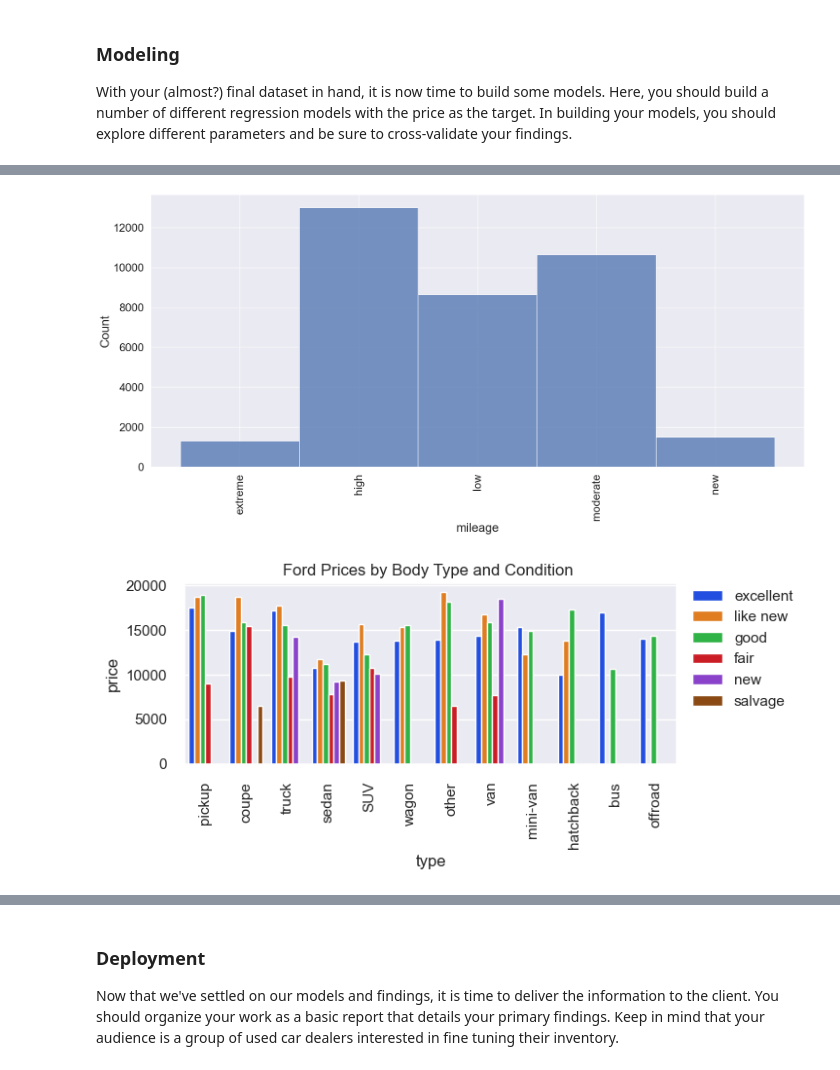
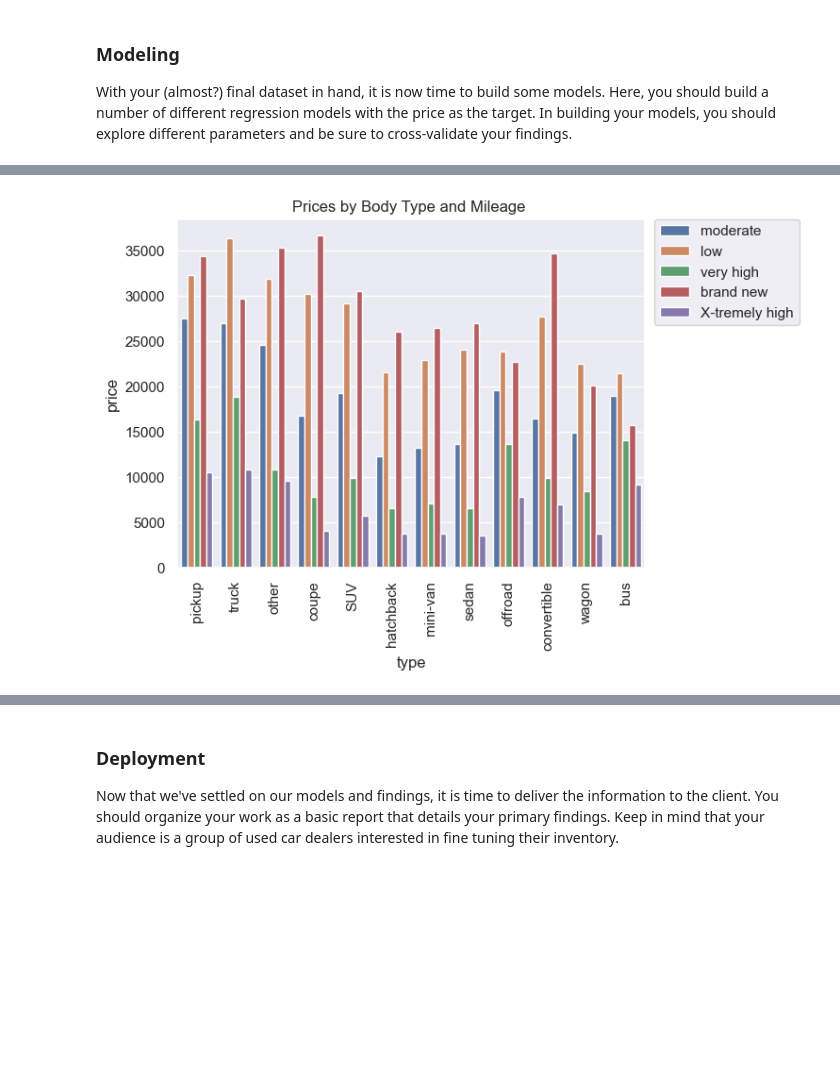
Before and after one commit to JOSHUAGITBERG/auto_price_predictor, a Jupyter notebook: auto_price_predictor.ipynb, the cells around one changed output, grey strips where cells are left out. Saved outputs shown, nothing was run; the diff lists cells and outputs as text; code cells hidden in the pictures; blank space fills up the shorter version.

```diff
--- a/auto_price_predictor.ipynb
+++ b/auto_price_predictor.ipynb
@@ -740,10 +780,10 @@ df_final['mileage']=df_final.apply(lambda x: getmilage(x['odometer']),axis=1)
 # %%
 #Convert Year into categorical vintage column for presentation and analysis
 def getdecade(x):
-    if x >= 1920 and x <= 1959:
+    if x >= 1900 and x <= 1959:
         return "Artisan Antique"
     if x >= 1960 and x <= 1980:
-        return "Classic"
+        return "Classic Antique"
     if x > 1980 and x <= 1998:
         return "Modern Antique"
     if x > 1998 and x <= 2013:
@@ -937,8 +1097,8 @@ See the caveats in the documentation: https://pandas.pydata.org/pandas-docs/stab
 # %%
-ax3=sns.barplot(data=volvo_cohort,x='year',y='price',hue='car_condition',ci=None).set(title='Volvo Prices by Year and Car Condition')
+ax6=sns.barplot(data=df_final,x='type',y='price',hue='car_condition',ci=None,palette="CMRmap").set(title="Prices by Body Type and Condition ")
+#sns.set_style("winter")
 plt.xticks(rotation=90)
-sns.set_palette("bright")
 plt.legend(bbox_to_anchor=(1.02, 1), loc='upper left', borderaxespad=0)
-fig.savefig("/var/local/data/auto_price_predictor/images/volvo_price_x_year_condition.png")
-plt.show();
+plt.savefig("/var/local/data/auto_price_predictor/images/all_models_price_x_type_condition.png")
+#plt.show();
 # %% [output]
@@ -973,17 +1105,0 @@ See the caveats in the documentation: https://pandas.pydata.org/pandas-docs/stab
-# %%
-#df['hour'] = df.apply(lambda x: find_hour(x['Dates']), axis=1)
-def getmilage(x):
-    if x >= 0 and x <= 10_000:
-        return "brand new"
-    if x > 10_000 and x <= 50_000:
-        return "low"
-    if x > 50_000 and x <= 100_000:
-        return "moderate"
-    if x > 100_000 and x <= 200_000:
-        return "very high"
-    if x > 200_000 :
-        return "X-tremely high"
-    else:
-        return 'N/A'
-
-df_final['mileage']=df_final.apply(lambda x: getmilage(x['odometer']),axis=1)
@@ -1003,22 +1106,10 @@ Index: []
-# %%
-fig, ax = plt.subplots(figsize=(20, 10))
-ax=sns.histplot(df_final['mileage'])
-plt.xticks(rotation=90)
-sns.set(font_scale=2)
-plt.show();
-# %% [output]
-[figure, removed]
 # %%
-ax5=sns.barplot(data=ford_cohort,x='type',y='price',hue='car_condition',ci=None).set(title="Ford Prices by Body Type and Condition ")
+ax5=sns.barplot(data=df_final,x='type',y='price',hue='mileage',ci=None).set(title="Prices by Body Type and Mileage ")
 sns.set_style("darkgrid")
 plt.xticks(rotation=90)
-#for ind, label in enumerate(ax4.get_xticklabels()):
-#    if ind % 10 == 0:  # every 10th label is kept
-#        label.set_visible(True)
-#    else:
-#        label.set_visible(False)
 plt.legend(bbox_to_anchor=(1.02, 1), loc='upper left', borderaxespad=0)
-fig.savefig("/var/local/data/auto_price_predictor/images/ford_price_x_type_condition.png")
+sns.set(font_scale=1)
+plt.savefig("/var/local/data/auto_price_predictor/images/all_models_price_x_type_mileage.png")
 #plt.show();
 # %% [output]
-[figure, old version]
+[figure, new version]
```
Also changed, not shown: parts of 85 cells of this notebook, 13 other files.
